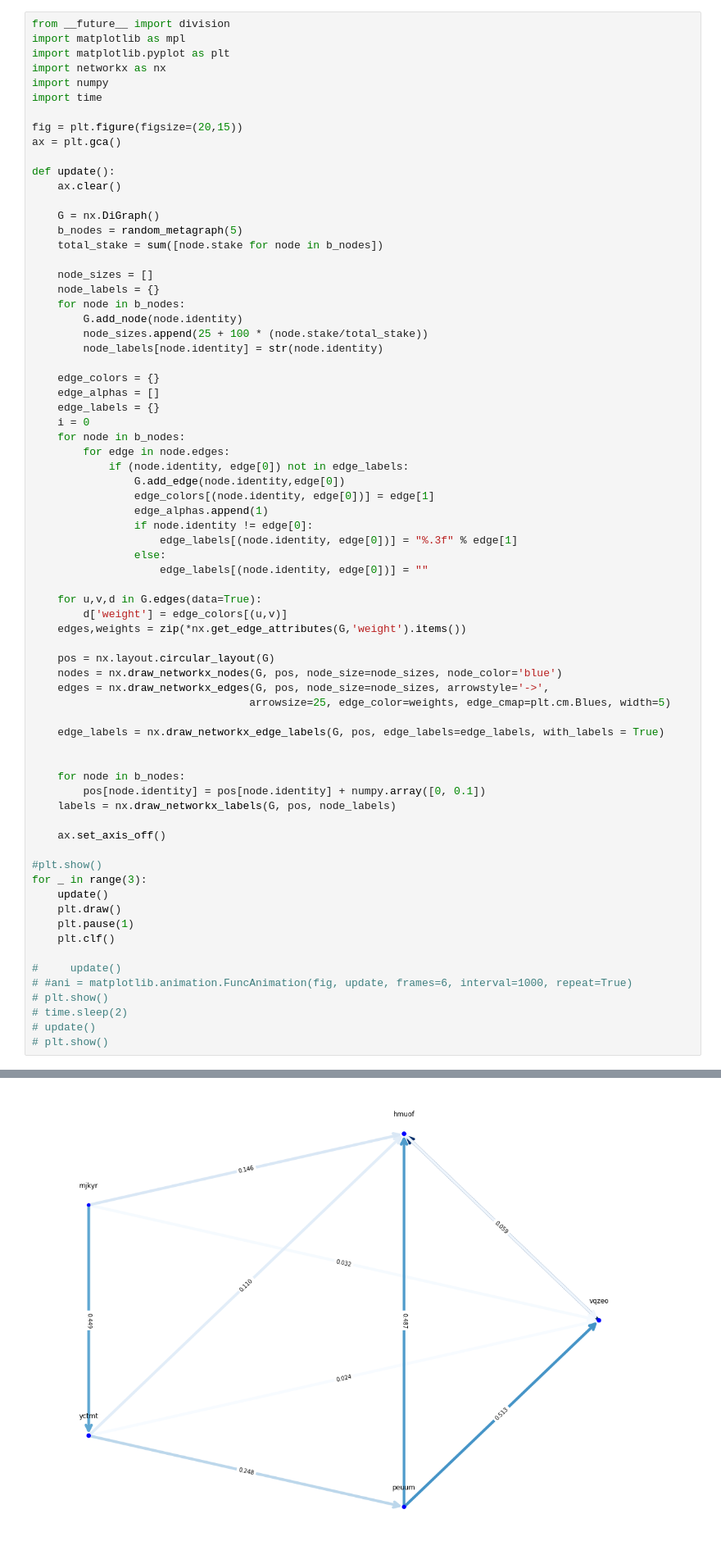
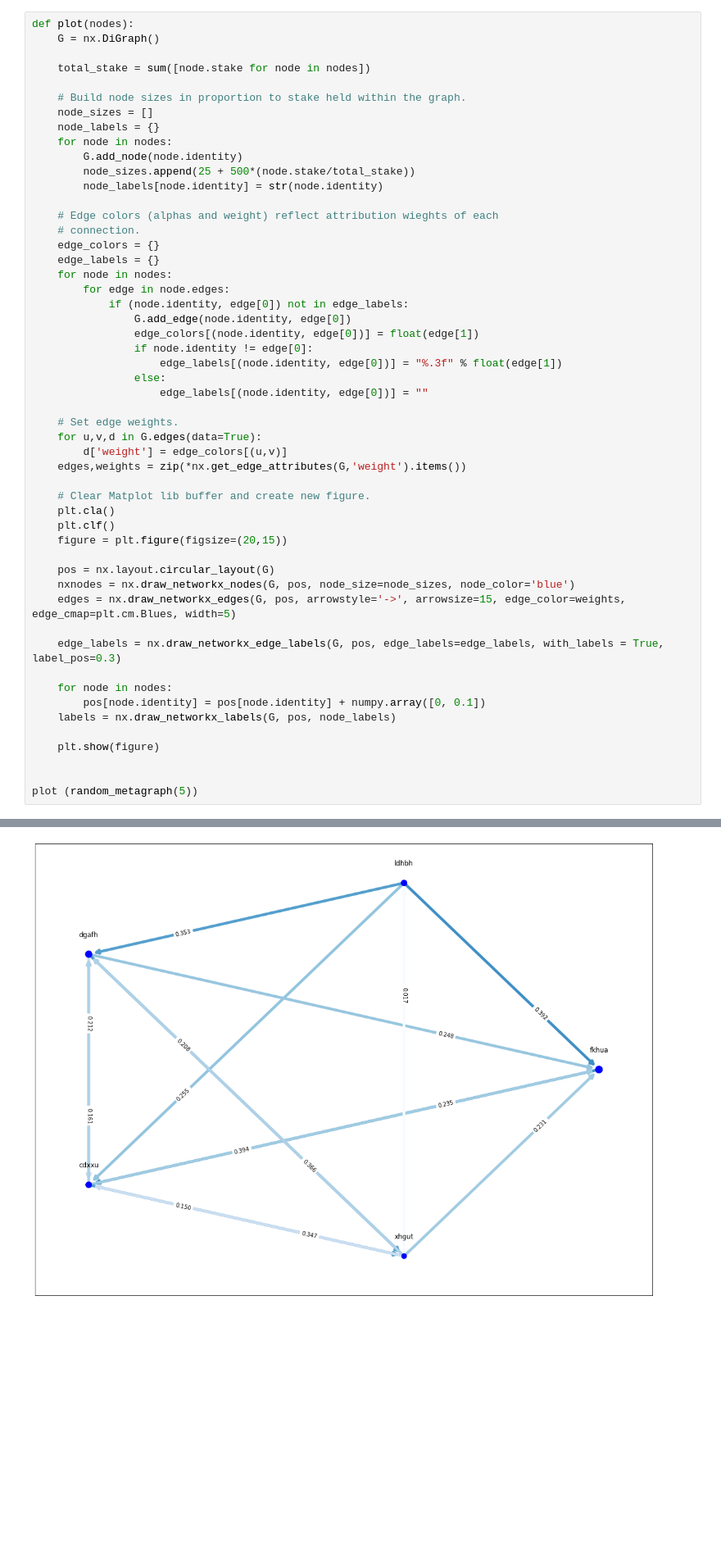
Before and after one commit to unconst/BitTensor, a Jupyter notebook: testing/Visualization Testing.ipynb, the cells around one changed output, grey strips where cells are left out. Shown at 82% size. Cells and saved outputs as stored; diff of their text form; blank space fills up the shorter version.

```diff
--- a/testing/Visualization Testing.ipynb
+++ b/testing/Visualization Testing.ipynb
@@ -65,74 +64,55 @@ def random_metagraph(size):
         b_nodes.append(n)
     return b_nodes
 # %%
-from __future__ import division
-import matplotlib as mpl
-import matplotlib.pyplot as plt
-import networkx as nx
-import numpy
-import time
+def plot(nodes):
+    G = nx.DiGraph()
 
-fig = plt.figure(figsize=(20,15))
-ax = plt.gca()
+    total_stake = sum([node.stake for node in nodes])
 
-def update():
-    ax.clear()
-
-    G = nx.DiGraph()
-    b_nodes = random_metagraph(5)
-    total_stake = sum([node.stake for node in b_nodes])
-
+    # Build node sizes in proportion to stake held within the graph.
     node_sizes = []
     node_labels = {}
-    for node in b_nodes:
+    for node in nodes:
         G.add_node(node.identity)
-        node_sizes.append(25 + 100 * (node.stake/total_stake))
+        node_sizes.append(25 + 500*(node.stake/total_stake))
         node_labels[node.identity] = str(node.identity)
 
+    # Edge colors (alphas and weight) reflect attribution wieghts of each
+    # connection.
     edge_colors = {}
-    edge_alphas = []
     edge_labels = {}
-    i = 0
-    for node in b_nodes:
+    for node in nodes:
         for edge in node.edges:
             if (node.identity, edge[0]) not in edge_labels:
-                G.add_edge(node.identity,edge[0])
-                edge_colors[(node.identity, edge[0])] = edge[1]
-                edge_alphas.append(1)
+                G.add_edge(node.identity, edge[0])
+                edge_colors[(node.identity, edge[0])] = float(edge[1])
                 if node.identity != edge[0]:
-                    edge_labels[(node.identity, edge[0])] = "%.3f" % edge[1]
+                    edge_labels[(node.identity, edge[0])] = "%.3f" % float(edge[1])
                 else:
                     edge_labels[(node.identity, edge[0])] = ""
 
+    # Set edge weights.
     for u,v,d in G.edges(data=True):
         d['weight'] = edge_colors[(u,v)]
     edges,weights = zip(*nx.get_edge_attributes(G,'weight').items())
 
+    # Clear Matplot lib buffer and create new figure.
+    plt.cla()
+    plt.clf()
+    figure = plt.figure(figsize=(20,15))
+
     pos = nx.layout.circular_layout(G)
-    nodes = nx.draw_networkx_nodes(G, pos, node_size=node_sizes, node_color='blue')
-    edges = nx.draw_networkx_edges(G, pos, node_size=node_sizes, arrowstyle='->',
-                                  arrowsize=25, edge_color=weights, edge_cmap=plt.cm.Blues, width=5)
+    nxnodes = nx.draw_networkx_nodes(G, pos, node_size=node_sizes, node_color='blue')
+    edges = nx.draw_networkx_edges(G, pos, arrowstyle='->', arrowsize=15, edge_color=weights, edge_cmap=plt.cm.Blues, width=5)
 
-    edge_labels = nx.draw_networkx_edge_labels(G, pos, edge_labels=edge_labels, with_labels = True)
+    edge_labels = nx.draw_networkx_edge_labels(G, pos, edge_labels=edge_labels, with_labels = True, label_pos=0.3)
 
-
-    for node in b_nodes:
+    for node in nodes:
         pos[node.identity] = pos[node.identity] + numpy.array([0, 0.1])
     labels = nx.draw_networkx_labels(G, pos, node_labels)
 
-    ax.set_axis_off()
+    plt.show(figure)
 
-#plt.show()
-for _ in range(3):
-    update()
-    plt.draw()
-    plt.pause(1)
-    plt.clf()
 
-#     update()
-# #ani = matplotlib.animation.FuncAnimation(fig, update, frames=6, interval=1000, repeat=True)
-# plt.show()
-# time.sleep(2)
-# update()
-# plt.show()
+plot (random_metagraph(5))
 # %% [output]
@@ -144 +120 @@ for _ in range(3):
-[figure, old version]
+[figure, new version]
```
Also changed, not shown: parts of 4 cells of this notebook, 2 other files.
